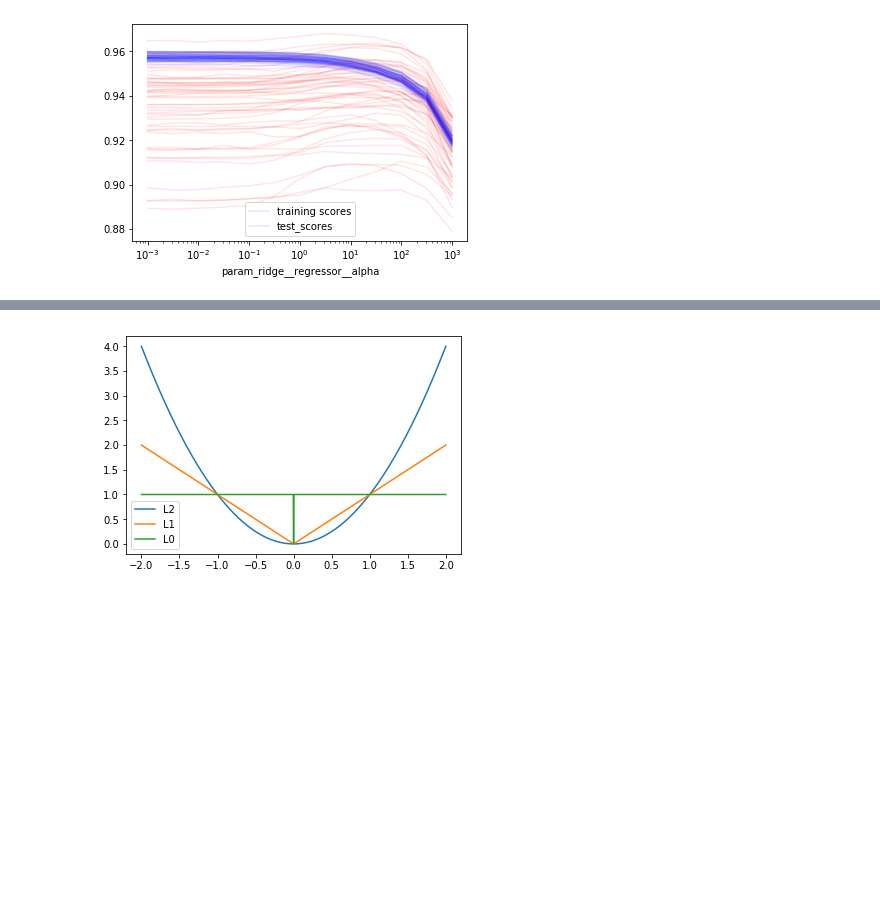
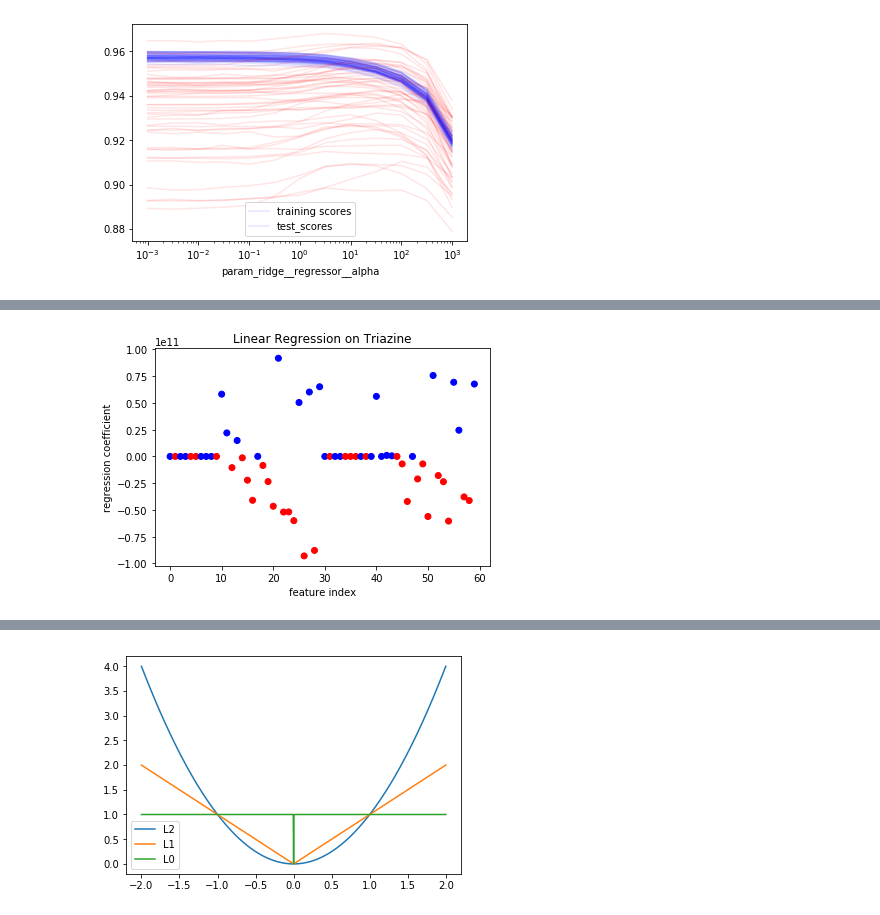
Before and after one commit to amueller/COMS4995-s20, a Jupyter notebook: slides/aml-05-linear-models-regression/aml-05-linear-models-regression-Copy1.ipynb, the cells around one changed output, grey strips where cells are left out. Drawn from its saved outputs; the diff is of its cells as text; code cells hidden in the pictures; blank space fills up the shorter version.

```diff
--- a/slides/aml-05-linear-models-regression/aml-05-linear-models-regression-Copy1.ipynb
+++ b/slides/aml-05-linear-models-regression/aml-05-linear-models-regression-Copy1.ipynb
@@ -273,0 +319,9 @@ np.mean(cross_val_score(Ridge(), X_train, y_train, cv=10))
+# %%
+lr = LinearRegression().fit(X_train, y_train)
+plt.scatter(range(X_train.shape[1]), lr.coef_, c=np.sign(lr.coef_), cmap='bwr_r')
+plt.xlabel('feature index')
+plt.ylabel('regression coefficient')
+plt.title("Linear Regression on Triazine")
+plt.savefig("images/lr_coefficients_large.png")
+# %% [output]
+[figure, added]
```
Also changed, not shown: parts of 46 cells of this notebook, 11 other files.
